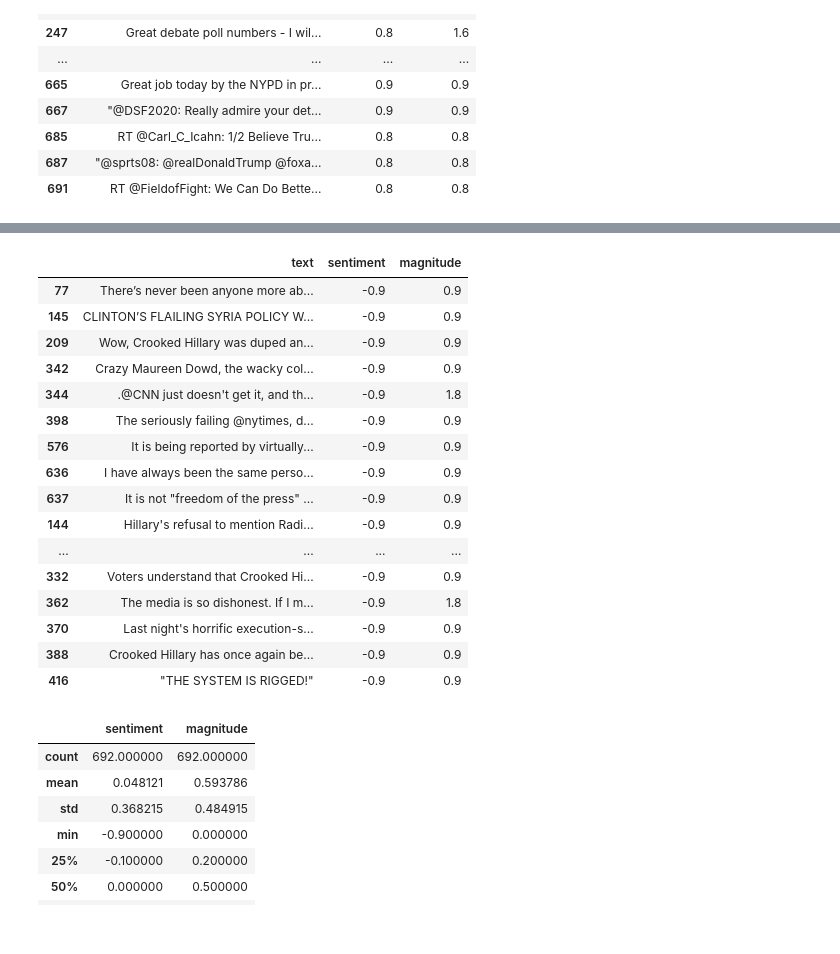
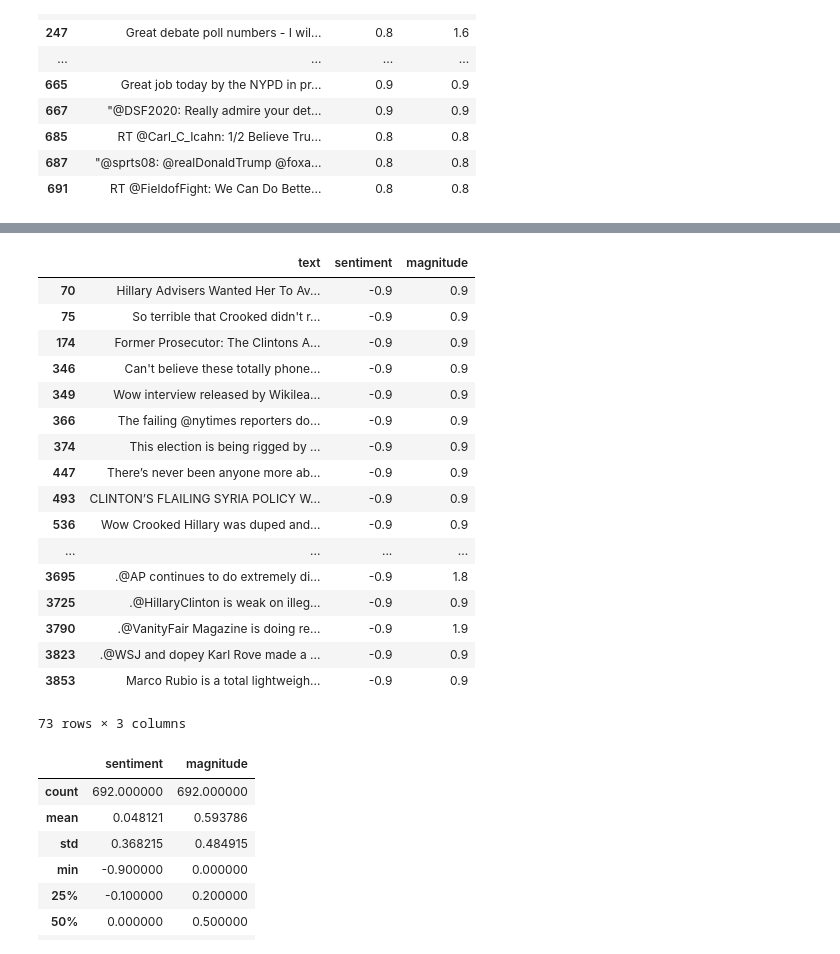
Before and after one commit to EthanH43/text_generator, a Jupyter notebook: Model/Tweet_Analysis.ipynb, the cells around one changed output, grey strips where cells are left out. Saved outputs shown, nothing was run; the diff lists cells and outputs as text; code cells hidden in the pictures.

```diff
--- a/Model/Tweet_Analysis.ipynb
+++ b/Model/Tweet_Analysis.ipynb
@@ -156,23 +119,24 @@ first_1311
 # %%
-first_1311[first_1311['sentiment'].astype('float') <(-0.85)]
+pre_election_full[pre_election_full['sentiment'].astype('float') <(-0.85)]
 # %% [output]
 |  | text | sentiment | magnitude |
-| 77 | There’s never been anyone more ab... | -0.9 | 0.9 |
-| 145 | CLINTON’S FLAILING SYRIA POLICY W... | -0.9 | 0.9 |
-| 209 | Wow, Crooked Hillary was duped an... | -0.9 | 0.9 |
-| 342 | Crazy Maureen Dowd, the wacky col... | -0.9 | 0.9 |
-| 344 | .@CNN just doesn't get it, and th... | -0.9 | 1.8 |
-| 398 | The seriously failing @nytimes, d... | -0.9 | 0.9 |
-| 576 | It is being reported by virtually... | -0.9 | 0.9 |
-| 636 | I have always been the same perso... | -0.9 | 0.9 |
-| 637 | It is not "freedom of the press" ... | -0.9 | 0.9 |
-| 144 | Hillary's refusal to mention Radi... | -0.9 | 0.9 |
+| 70 | Hillary Advisers Wanted Her To Av... | -0.9 | 0.9 |
+| 75 | So terrible that Crooked didn't r... | -0.9 | 0.9 |
+| 174 | Former Prosecutor: The Clintons A... | -0.9 | 0.9 |
+| 346 | Can't believe these totally phone... | -0.9 | 0.9 |
+| 349 | Wow interview released by Wikilea... | -0.9 | 0.9 |
+| 366 | The failing @nytimes reporters do... | -0.9 | 0.9 |
+| 374 | This election is being rigged by ... | -0.9 | 0.9 |
+| 447 | There’s never been anyone more ab... | -0.9 | 0.9 |
+| 493 | CLINTON’S FLAILING SYRIA POLICY W... | -0.9 | 0.9 |
+| 536 | Wow Crooked Hillary was duped and... | -0.9 | 0.9 |
 | ... | ... | ... | ... |
-| 332 | Voters understand that Crooked Hi... | -0.9 | 0.9 |
-| 362 | The media is so dishonest. If I m... | -0.9 | 1.8 |
-| 370 | Last night's horrific execution-s... | -0.9 | 0.9 |
-| 388 | Crooked Hillary has once again be... | -0.9 | 0.9 |
-| 416 | "THE SYSTEM IS RIGGED!" | -0.9 | 0.9 |
+| 3695 | .@AP continues to do extremely di... | -0.9 | 1.8 |
+| 3725 | .@HillaryClinton is weak on illeg... | -0.9 | 0.9 |
+| 3790 | .@VanityFair Magazine is doing re... | -0.9 | 1.9 |
+| 3823 | .@WSJ and dopey Karl Rove made a ... | -0.9 | 0.9 |
+| 3853 | Marco Rubio is a total lightweigh... | -0.9 | 0.9 |
+73 rows × 3 columns
 # %%
 analysis_df['sentiment']=analysis_df['sentiment'].astype('float')
 analysis_df.describe()
```
Also changed, not shown: parts of 24 cells of this notebook, 4 other files.
